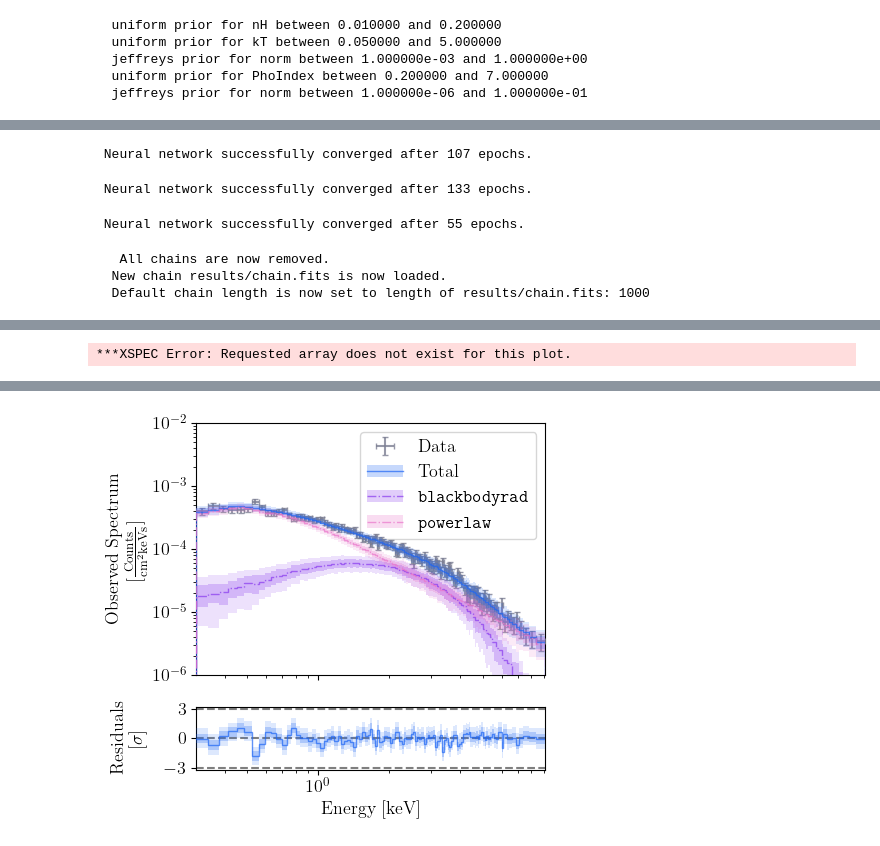
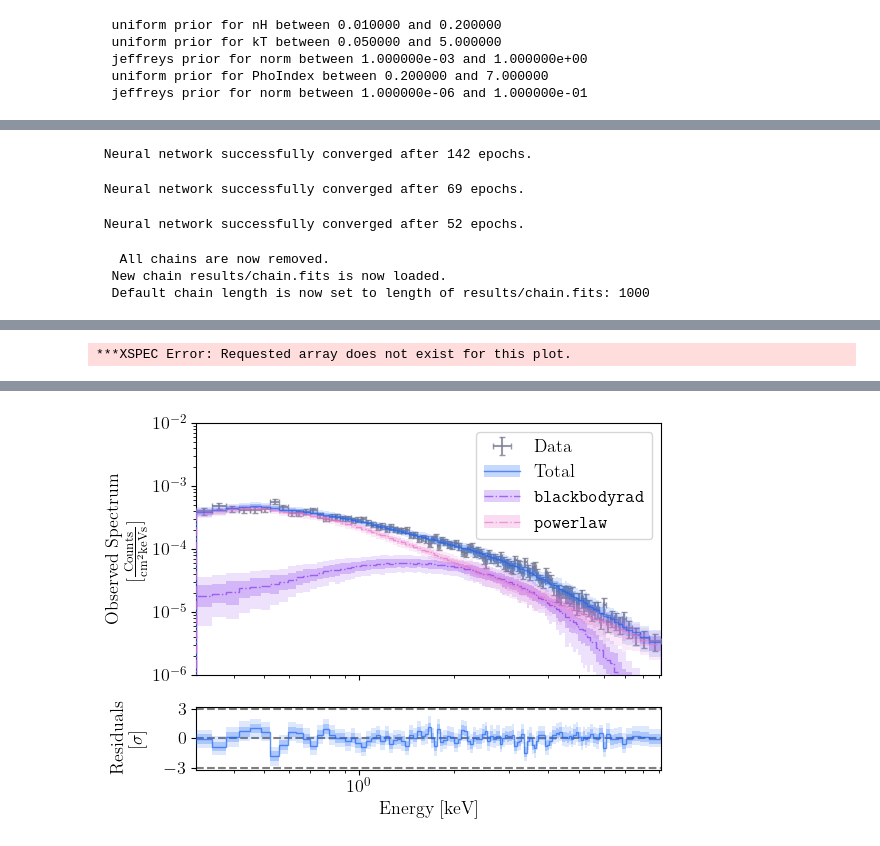
Before and after one commit to renecotyfanboy/bsixsa, a Jupyter notebook: docs/examples/basic_fit.ipynb, the cells around one changed output, grey strips where cells are left out. Saved outputs shown, nothing was run; the diff lists cells and outputs as text; code cells hidden in the pictures.

```diff
--- a/docs/examples/basic_fit.ipynb
+++ b/docs/examples/basic_fit.ipynb
@@ -105,6 +105,6 @@ The error "***XSPEC Error: Requested array does not exist for this plot." can be
 # %%
 import numpy as np
-from bsixsa.embedding.trainable import AutoencoderEmbedding
+from bsixsa.embedding.trainable import ResnetEmbedding
 from bsixsa.embedding.summary import GlobalSummaryEmbedding, LocalSumWithExtra
 from bsixsa.embedding import MultipleEmbedding
 
@@ -113,16 +113,16 @@ summary_embedding = MultipleEmbedding([
     LocalSumWithExtra(np.linspace(low_energy, high_energy, 31)),
 ])
 
-aa_embedding = AutoencoderEmbedding(latent_dim=32, hidden=(2,), retrain_from_scratch=False)
+aa_embedding = ResnetEmbedding(latent_dim=32, retrain_from_scratch=False)
 # %%
 posterior = solver.run(
-    num_simulations_per_round=[20_000, 5_000, 5_000], # 3 rounds with 20_000, 5_000 and 5_000 simulations
+    num_simulations_per_round=[5_000, 5_000, 5_000], # 3 rounds with 20_000, 5_000 and 5_000 simulations
     embedding=[summary_embedding, aa_embedding, aa_embedding] # First round will use summary statistics, second and third rounds use an autoencoder
 )
 # %% [output]
- Neural network successfully converged after 107 epochs.
+ Neural network successfully converged after 142 epochs.
- Neural network successfully converged after 133 epochs.
+ Neural network successfully converged after 69 epochs.
- Neural network successfully converged after 55 epochs.
+ Neural network successfully converged after 52 epochs.
    All chains are now removed.
   New chain results/chain.fits is now loaded.
   Default chain length is now set to length of results/chain.fits: 1000
@@ -136,6 +136,6 @@ matplotlib.rcParams['text.latex.preamble']=r"\usepackage{amsmath}"
 
 # Plot the posterior predictive distribution using the exact sampler
 component_names = ["Total", r"$\texttt{blackbodyrad}$", r"$\texttt{powerlaw}$"]
-fig = solver.plot_ppc("exact_sampler", component_names=component_names, y_lim=(1e-6, 1e-2), figsize=(4.5,4.5), n_samples=1000);
+fig = solver.plot_ppc("exact_sampler", component_names=component_names, y_lim=(1e-6, 1e-2), figsize=(6.,4.5), n_samples=1000);
 # %% [output]
 The error "***XSPEC Error: Requested array does not exist for this plot." can be ignored.
@@ -145,2 +145,2 @@ The error "***XSPEC Error: Requested array does not exist for this plot." can be
-[figure, old version]
+[figure, new version]
 # %%
```
Also changed, not shown: parts of 4 cells of this notebook, 13 other files.
